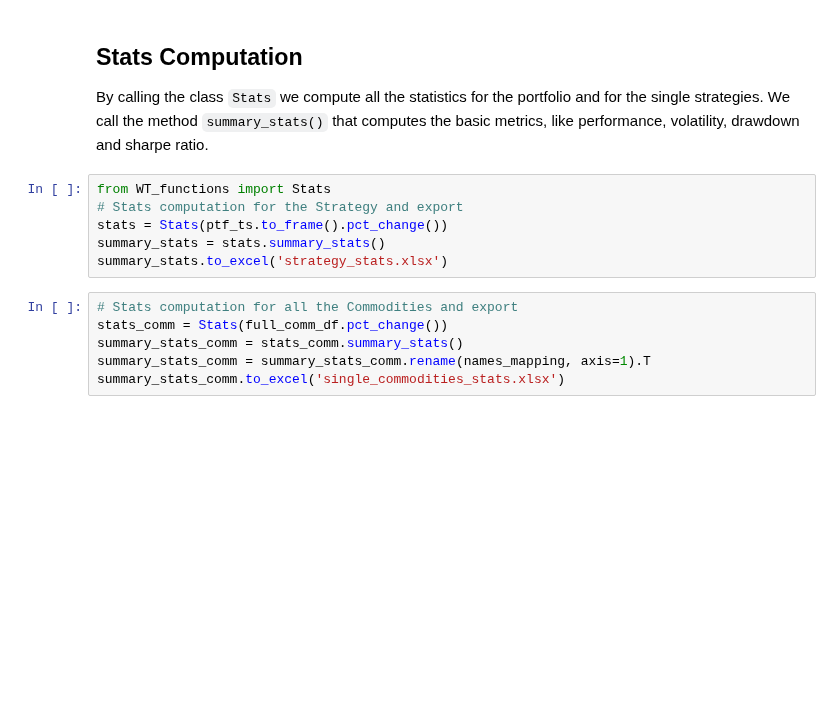
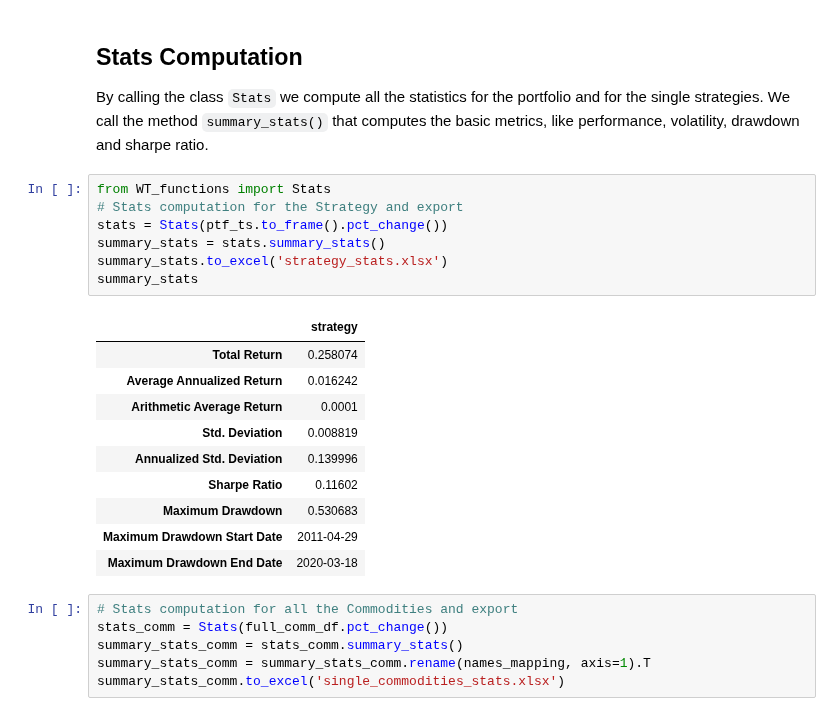
Before and after one commit to lucaberlanda/Magazzino, a Jupyter notebook: WisdomTreeAssignment.ipynb, the cells around one changed output. Saved outputs shown, nothing was run; the diff lists cells and outputs as text; blank space fills up the shorter version.

```diff
--- a/WisdomTreeAssignment.ipynb
+++ b/WisdomTreeAssignment.ipynb
@@ -361,9 +361,21 @@ By calling the class `Stats` we compute all the statistics for the portfolio and
 # %%
 from WT_functions import Stats
 # Stats computation for the Strategy and export
 stats = Stats(ptf_ts.to_frame().pct_change())
 summary_stats = stats.summary_stats()
 summary_stats.to_excel('strategy_stats.xlsx')
+summary_stats
+# %% [output]
+|  | strategy |
+| Total Return | 0.258074 |
+| Average Annualized Return | 0.016242 |
+| Arithmetic Average Return | 0.0001 |
+| Std. Deviation | 0.008819 |
+| Annualized Std. Deviation | 0.139996 |
+| Sharpe Ratio | 0.11602 |
+| Maximum Drawdown | 0.530683 |
+| Maximum Drawdown Start Date | 2011-04-29 |
+| Maximum Drawdown End Date | 2020-03-18 |
 # %%
 # Stats computation for all the Commodities and export
 stats_comm = Stats(full_comm_df.pct_change())
```
Also changed, not shown: parts of 3 cells of this notebook.
